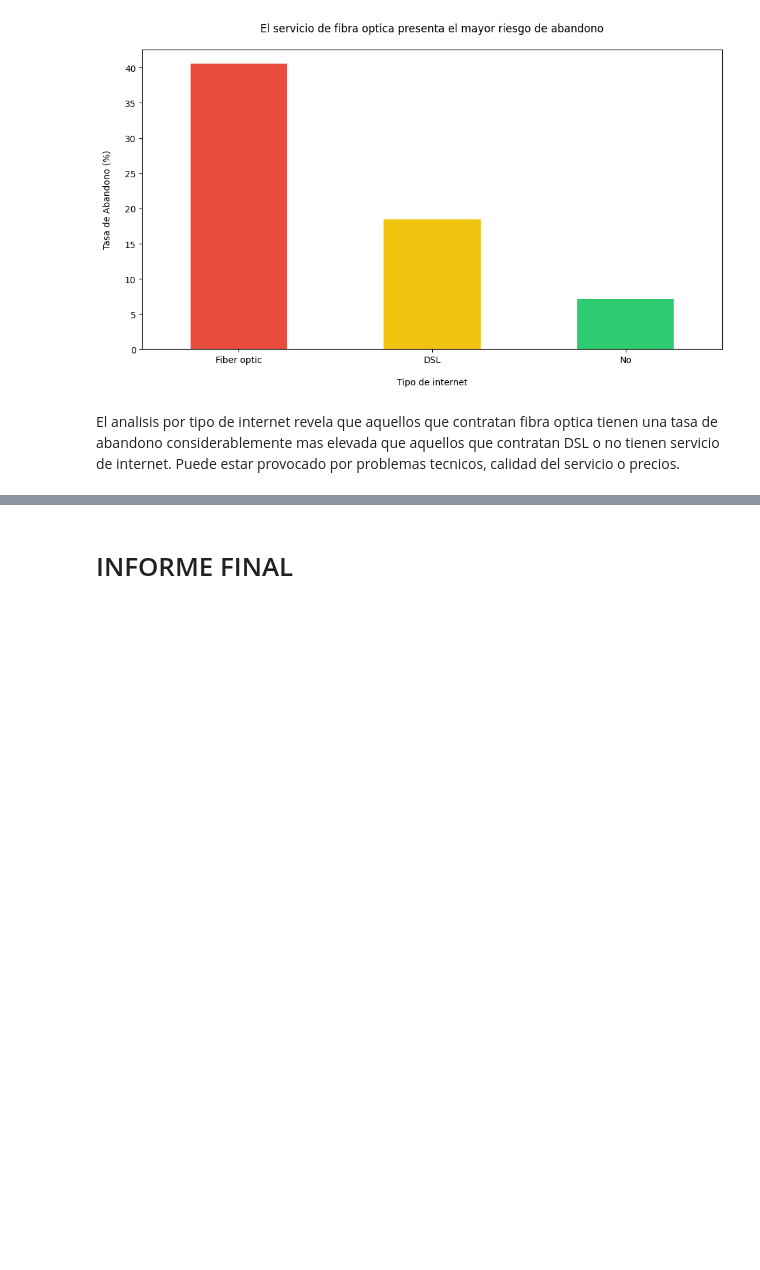
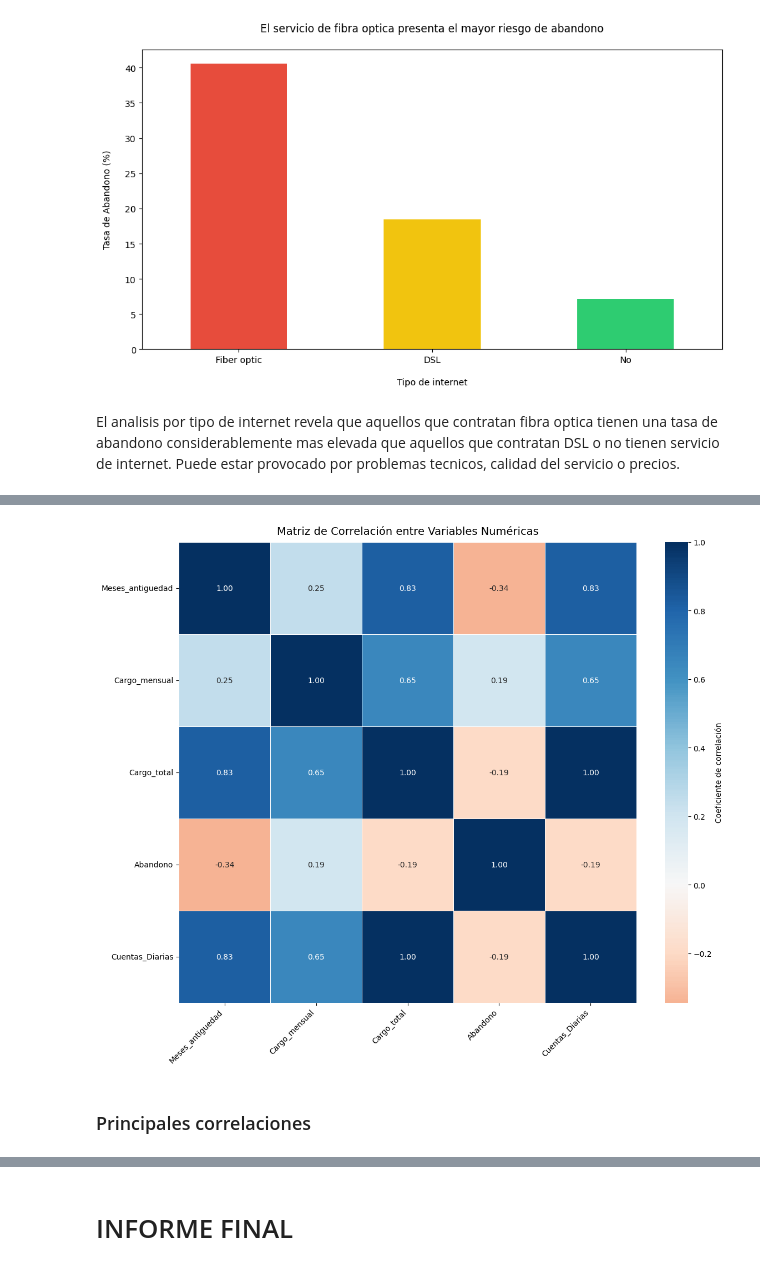
Before and after one commit to TiagoPonti/TelecomX, a Jupyter notebook: TelecomX.ipynb, the cells around one changed output, grey strips where cells are left out. Drawn from its saved outputs; the diff is of its cells as text; code cells hidden in the pictures; blank space fills up the shorter version.

```diff
--- a/TelecomX.ipynb
+++ b/TelecomX.ipynb
@@ -423,0 +350,28 @@ memory usage: 891.1+ KB
+# %%
+df_corr=df[['Meses_antiguedad','Cargo_mensual','Cargo_total','Abandono','Cuentas_Diarias']]
+corr_matrix = df_corr.corr()
+plt.figure(figsize=(12,10))
+sns.heatmap(
+    corr_matrix,
+    annot=True,
+    fmt=".2f",
+    cmap="RdBu",
+    center=0,
+    linewidths=0.5,
+    cbar_kws={"label": "Coeficiente de correlación"}
+)
+
+plt.title(
+    "Matriz de Correlación entre Variables Numéricas",
+    fontsize=14,
+    pad=10
+)
+
+plt.xticks(rotation=45, ha="right")
+plt.yticks(rotation=0)
+plt.tight_layout()
+plt.show()
+# %% [output]
+[figure, added]
+# %% [markdown]
+### Principales correlaciones
```
Also changed, not shown: parts of 21 cells of this notebook.
